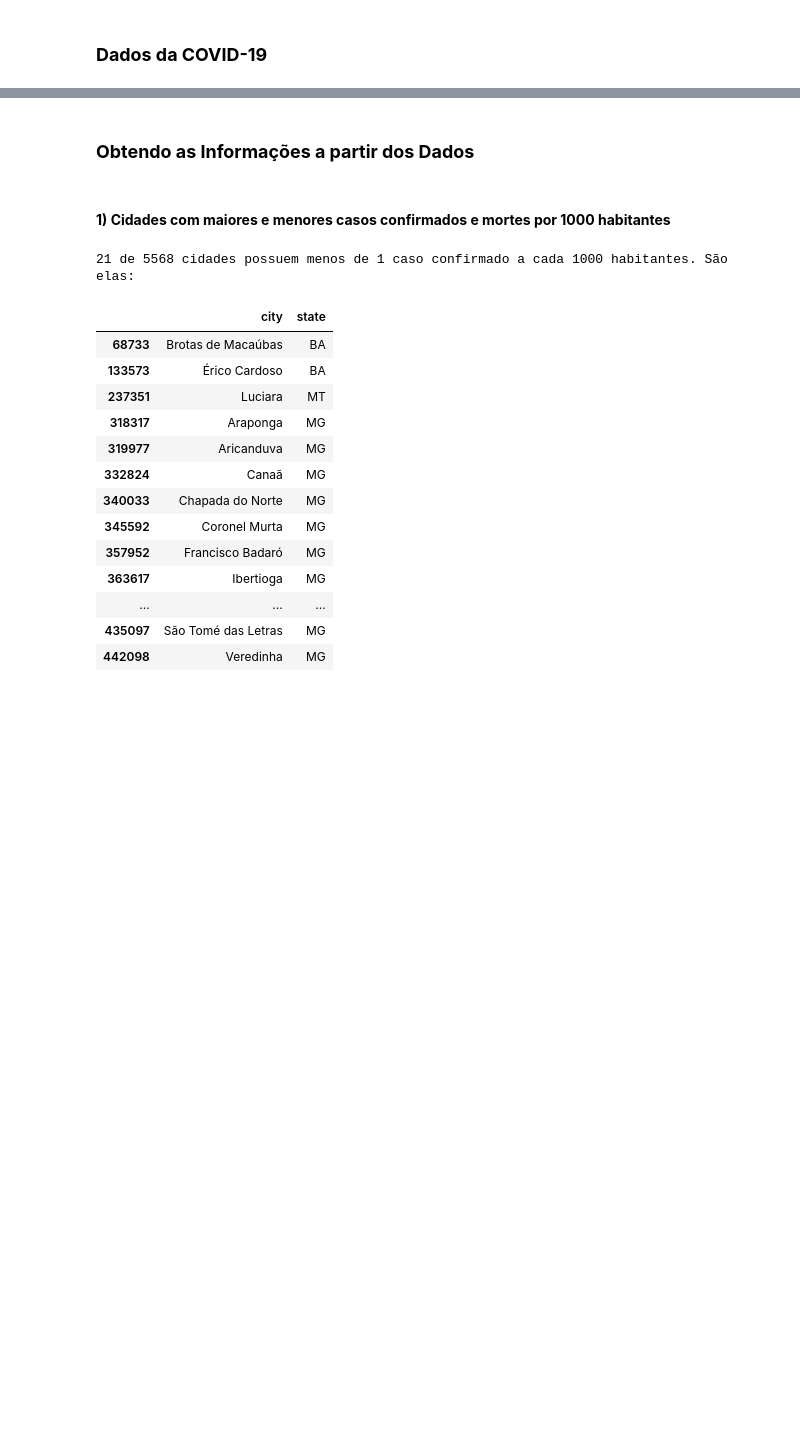
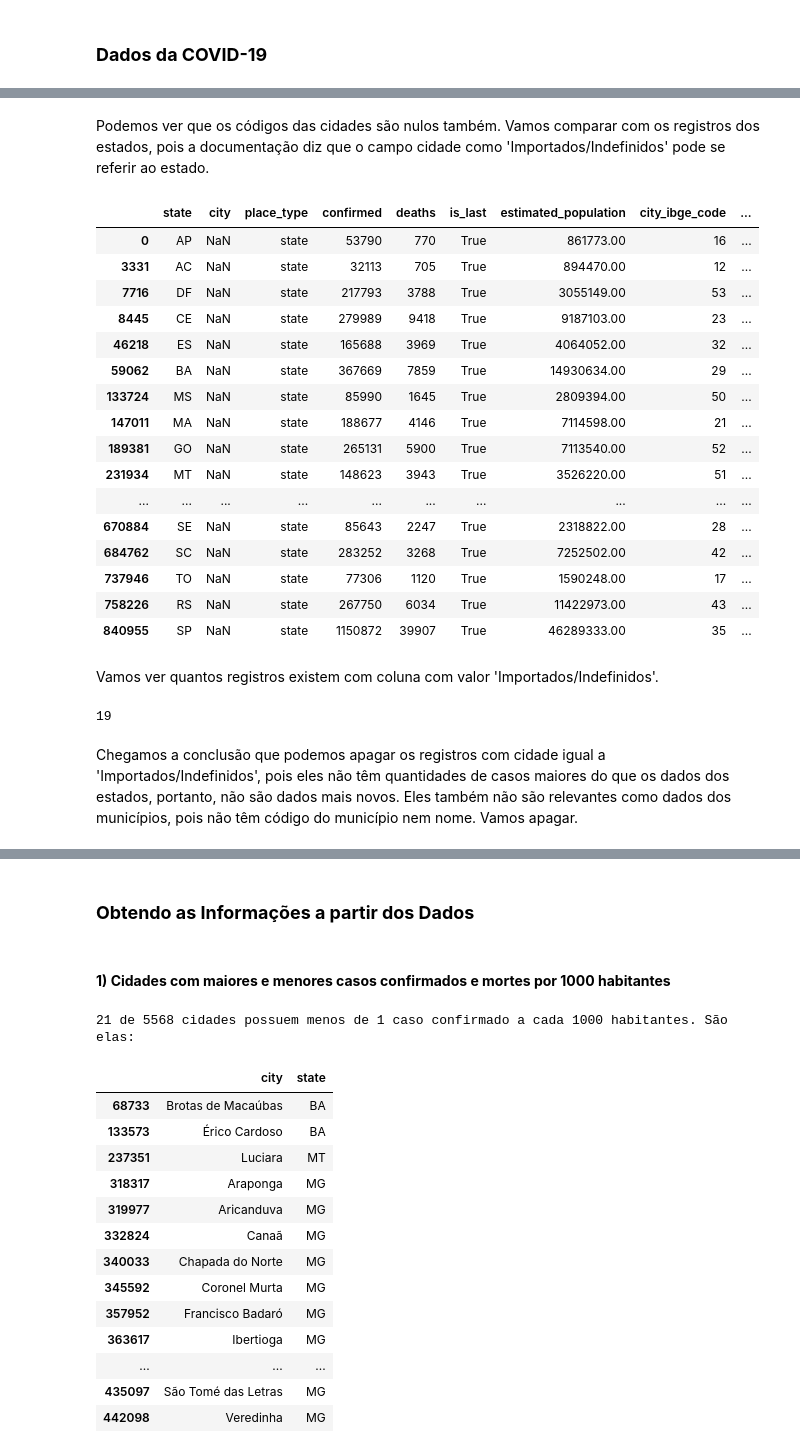
Before and after one commit to gustavopierre/data_science_portfolio, a Jupyter notebook: Gustavo_Moreira_Pierre.ipynb, the cells around one changed output, grey strips where cells are left out. Cells and saved outputs as stored; diff of their text form; code cells hidden in the pictures; blank space fills up the shorter version.

```diff
--- a/Gustavo_Moreira_Pierre.ipynb
+++ b/Gustavo_Moreira_Pierre.ipynb
@@ -602,0 +790,32 @@ dados_selecionados.shape
+# %% [markdown]
+Podemos ver que os códigos das cidades são nulos também. Vamos comparar com os registros dos estados, pois a documentação diz que o campo cidade como 'Importados/Indefinidos' pode se referir ao estado.
+# %%
+# listando os registros que têm a população nula
+dados[dados['place_type']=='state']
+# %% [output]
+|  | state | city | place_type | confirmed | deaths | is_last | estimated_population | city_ibge_code | ... |
+| 0 | AP | NaN | state | 53790 | 770 | True | 861773.00 | 16 | ... |
+| 3331 | AC | NaN | state | 32113 | 705 | True | 894470.00 | 12 | ... |
+| 7716 | DF | NaN | state | 217793 | 3788 | True | 3055149.00 | 53 | ... |
+| 8445 | CE | NaN | state | 279989 | 9418 | True | 9187103.00 | 23 | ... |
+| 46218 | ES | NaN | state | 165688 | 3969 | True | 4064052.00 | 32 | ... |
+| 59062 | BA | NaN | state | 367669 | 7859 | True | 14930634.00 | 29 | ... |
+| 133724 | MS | NaN | state | 85990 | 1645 | True | 2809394.00 | 50 | ... |
+| 147011 | MA | NaN | state | 188677 | 4146 | True | 7114598.00 | 21 | ... |
+| 189381 | GO | NaN | state | 265131 | 5900 | True | 7113540.00 | 52 | ... |
+| 231934 | MT | NaN | state | 148623 | 3943 | True | 3526220.00 | 51 | ... |
+| ... | ... | ... | ... | ... | ... | ... | ... | ... | ... |
+| 670884 | SE | NaN | state | 85643 | 2247 | True | 2318822.00 | 28 | ... |
+| 684762 | SC | NaN | state | 283252 | 3268 | True | 7252502.00 | 42 | ... |
+| 737946 | TO | NaN | state | 77306 | 1120 | True | 1590248.00 | 17 | ... |
+| 758226 | RS | NaN | state | 267750 | 6034 | True | 11422973.00 | 43 | ... |
+| 840955 | SP | NaN | state | 1150872 | 39907 | True | 46289333.00 | 35 | ... |
+# %% [markdown]
+Vamos ver quantos registros existem com coluna com valor 'Importados/Indefinidos'.
+# %%
+# verificar quantos registros com valor city igual a 'Importados/Indefinidos'
+dados[dados.city == 'Importados/Indefinidos'].shape[0]
+# %% [output]
+19
+# %% [markdown]
+Chegamos a conclusão que podemos apagar os registros com cidade igual a 'Importados/Indefinidos', pois eles não têm quantidades de casos maiores do que os dados dos estados, portanto, não são dados mais novos. Eles também não são relevantes como dados dos municípios, pois não têm código do município nem nome. Vamos apagar.
```
Also changed, not shown: parts of 179 cells of this notebook.
